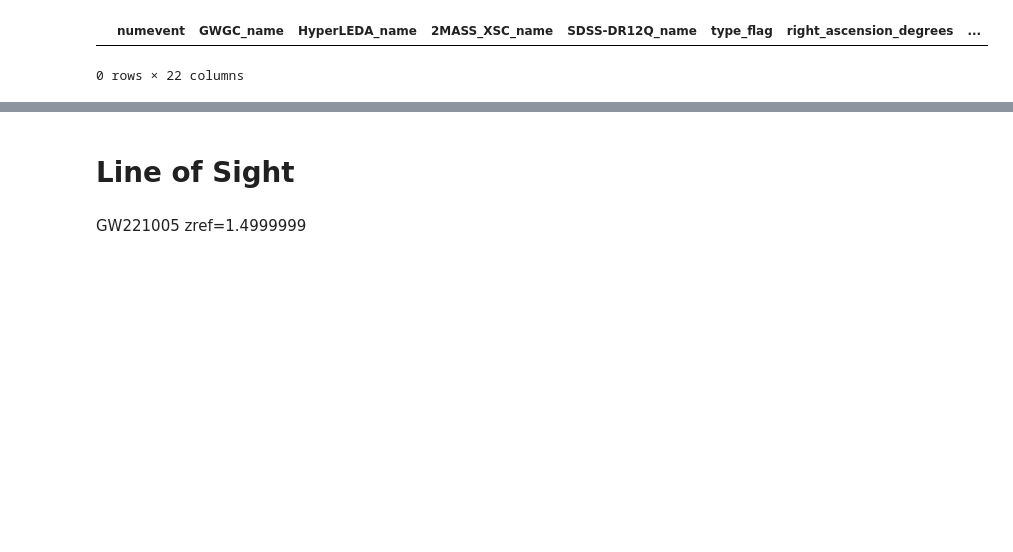
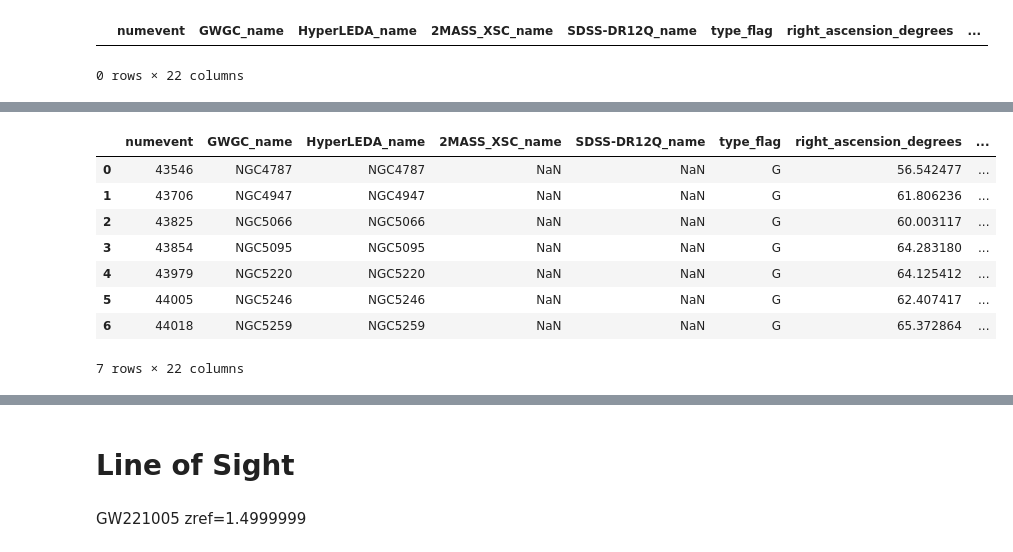
Before and after one commit to RCianca/DarkSirensStat, a Jupyter notebook: ProxyGenerator/GLADE-inator.ipynb, the cells around one changed output, grey strips where cells are left out. Saved outputs shown, nothing was run; the diff lists cells and outputs as text; code cells hidden in the pictures; blank space fills up the shorter version.

```diff
--- a/ProxyGenerator/GLADE-inator.ipynb
+++ b/ProxyGenerator/GLADE-inator.ipynb
@@ -730,9 +691,19 @@ hostedglade.to_csv('GLADE_flagship_5000000rand_sixhost.txt', header=None, index=
 # %%
-check = pd.read_csv('GLADE_flagship_5000rand_sixhost.txt', sep=" ", header=None, low_memory=False)
+check = pd.read_csv('GLADE_flagship_cone05_2000incr.txt', sep=" ", header=None, low_memory=False)
 colnames=['numevent','GWGC_name','HyperLEDA_name','2MASS_XSC_name','SDSS-DR12Q_name','type_flag','right_ascension_degrees',
           'declination_degrees','dl','err_lum_dist','z','app_B_mag','err_app_B_mag','abs_B_mag','app_J_mag',
           'err_app_J_mag','app_H_mag','err_app_H_mag','app_K_mag','err_app_K_mag','lum_dist_flag','pec_vel_correction'
           ]
 check.columns=colnames
 #print(df[20])#pandas lavora al contrario ossia [colonna][riga]
-check.tail(7)
+check.head(7)
+# %% [output]
+|  | numevent | GWGC_name | HyperLEDA_name | 2MASS_XSC_name | SDSS-DR12Q_name | type_flag | right_ascension_degrees | ... |
+| 0 | 43546 | NGC4787 | NGC4787 | NaN | NaN | G | 56.542477 | ... |
+| 1 | 43706 | NGC4947 | NGC4947 | NaN | NaN | G | 61.806236 | ... |
+| 2 | 43825 | NGC5066 | NGC5066 | NaN | NaN | G | 60.003117 | ... |
+| 3 | 43854 | NGC5095 | NGC5095 | NaN | NaN | G | 64.283180 | ... |
+| 4 | 43979 | NGC5220 | NGC5220 | NaN | NaN | G | 64.125412 | ... |
+| 5 | 44005 | NGC5246 | NGC5246 | NaN | NaN | G | 62.407417 | ... |
+| 6 | 44018 | NGC5259 | NGC5259 | NaN | NaN | G | 65.372864 | ... |
+7 rows × 22 columns
```
Also changed, not shown: parts of 33 cells of this notebook, 4 other files.
